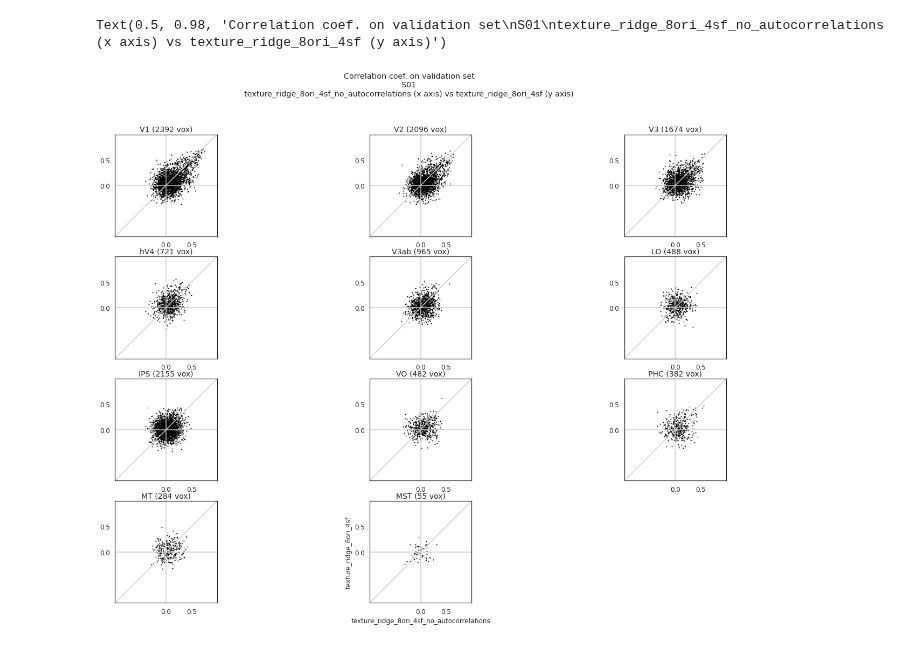
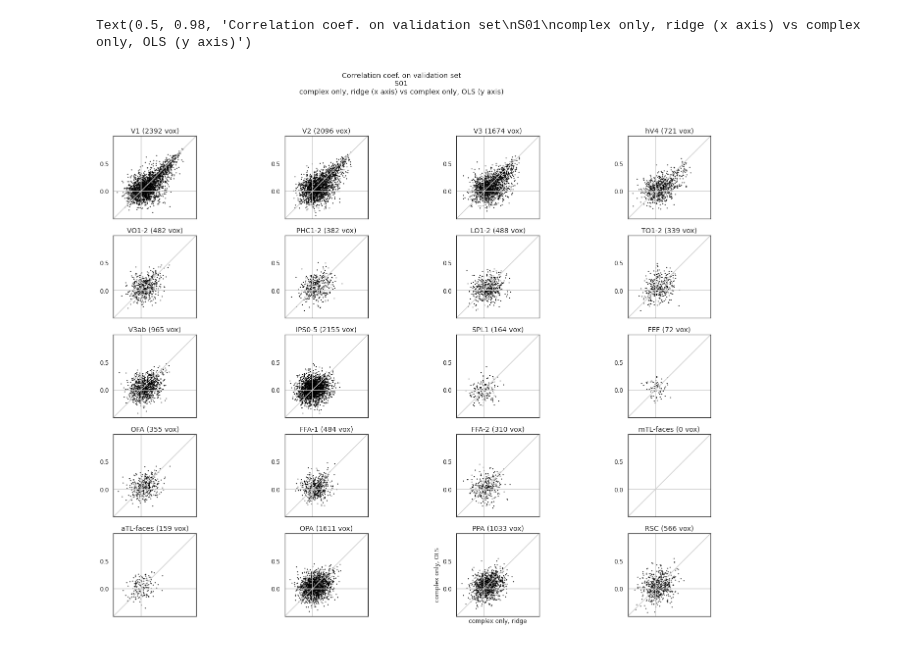
Before and after one commit to mmhenderson/modfit, a Jupyter notebook: notebooks/plot_results/compare_models.ipynb, the cells around one changed output. Cells and saved outputs as stored; diff of their text form; code cells hidden in the pictures.

```diff
--- a/notebooks/plot_results/compare_models.ipynb
+++ b/notebooks/plot_results/compare_models.ipynb
@@ -232,0 +266,22 @@ Text(0.5, 1.0, 'S01, simple_complex_ridge_8ori_4sf')
+# %%
+# Gather text labels for all ROIs
+
+nsd_root, stim_root, beta_root, mask_root = initialize_fitting.get_paths()
+ret, face, place = roi_utils.load_roi_label_mapping(nsd_root, subject, verbose=True)
+max_ret_label = np.max(ret[0])
+face[0] = face[0]+max_ret_label
+max_face_label = np.max(face[0])
+place[0] = place[0]+max_face_label
+print(face)
+print(place)
+print(np.unique(roi_labels_categ))
+
+ret_group_names = roi_utils.ret_group_names
+ret_group_inds =  roi_utils.ret_group_inds
+n_rois_ret = len(ret_group_names)
+
+categ_group_names = list(np.concatenate((face[1], place[1])))
+categ_group_inds =  list(np.concatenate((face[0], place[0])))
+n_rois_categ = len(categ_group_names)
+
+n_rois = n_rois_ret + n_rois_categ
@@ -233,35 +300,42 @@ Text(0.5, 1.0, 'S01, simple_complex_ridge_8ori_4sf')
 # %%
 # Plot correlation coefficient for each ROI separately.
 
-cclims = [-1, 1]
-plt.figure(figsize=(24,16))
+cclims = [-0.5, 1]
+plt.figure(figsize=(24,18))
 npx = int(np.ceil(np.sqrt(n_rois)))
 npy = int(np.ceil(n_rois/npx))
 
-for rr in range(n_rois-1):
+for rr in range(n_rois):
 
-    inds_this_roi = np.isin(voxel_roi, group[rr])
+    if rr<n_rois_ret:
+        inds_this_roi = np.isin(roi_labels_retino, ret_group_inds[rr])
+        rname = ret_group_names[rr]
+    else:
+        inds_this_roi = np.isin(roi_labels_categ, categ_group_inds[rr-n_rois_ret])
+        rname = categ_group_names[rr-n_rois_ret]
+
     plt.subplot(npx,npy,rr+1)
 
     vals1 = val_cc1[inds_this_roi]
     vals2 = val_cc2[inds_this_roi]
 
     plt.plot(vals1, vals2,'.',color='k',markersize=2)
     plt.axis('square')
     plt.xlim(cclims)
     plt.ylim(cclims)
     plt.xticks([0,0.5])
     plt.yticks([0,0.5])
     plt.axhline(0,color=[0.8, 0.8, 0.8])
     plt.axvline(0,color=[0.8, 0.8, 0.8])
     plt.plot(cclims, cclims,color=[0.8, 0.8, 0.8])
     if rr==n_rois-2:
-        plt.xlabel(fitting_type1)
-        plt.ylabel(fitting_type2)
+        plt.xlabel(name1)
+        plt.ylabel(name2)
+    plt.xticks([])
 
-    plt.title('%s (%d vox)'%(group_names[rr], np.sum(inds_this_roi)))
+    plt.title('%s (%d vox)'%(rname, np.sum(inds_this_roi)))
 
-plt.suptitle('Correlation coef. on validation set\nS%02d\n%s (x axis) vs %s (y axis)'%(subject, fitting_type1, fitting_type2))
+plt.suptitle('Correlation coef. on validation set\nS%02d\n%s (x axis) vs %s (y axis)'%(subject, name1, name2))
 # %% [output]
-Text(0.5, 0.98, 'Correlation coef. on validation set\nS01\ntexture_ridge_8ori_4sf_no_autocorrelations (x axis) vs texture_ridge_8ori_4sf (y axis)')
+Text(0.5, 0.98, 'Correlation coef. on validation set\nS01\ncomplex only, ridge (x axis) vs complex only, OLS (y axis)')
-[figure, old version]
+[figure, new version]
```
Also changed, not shown: parts of 11 cells of this notebook, 15 other files.
